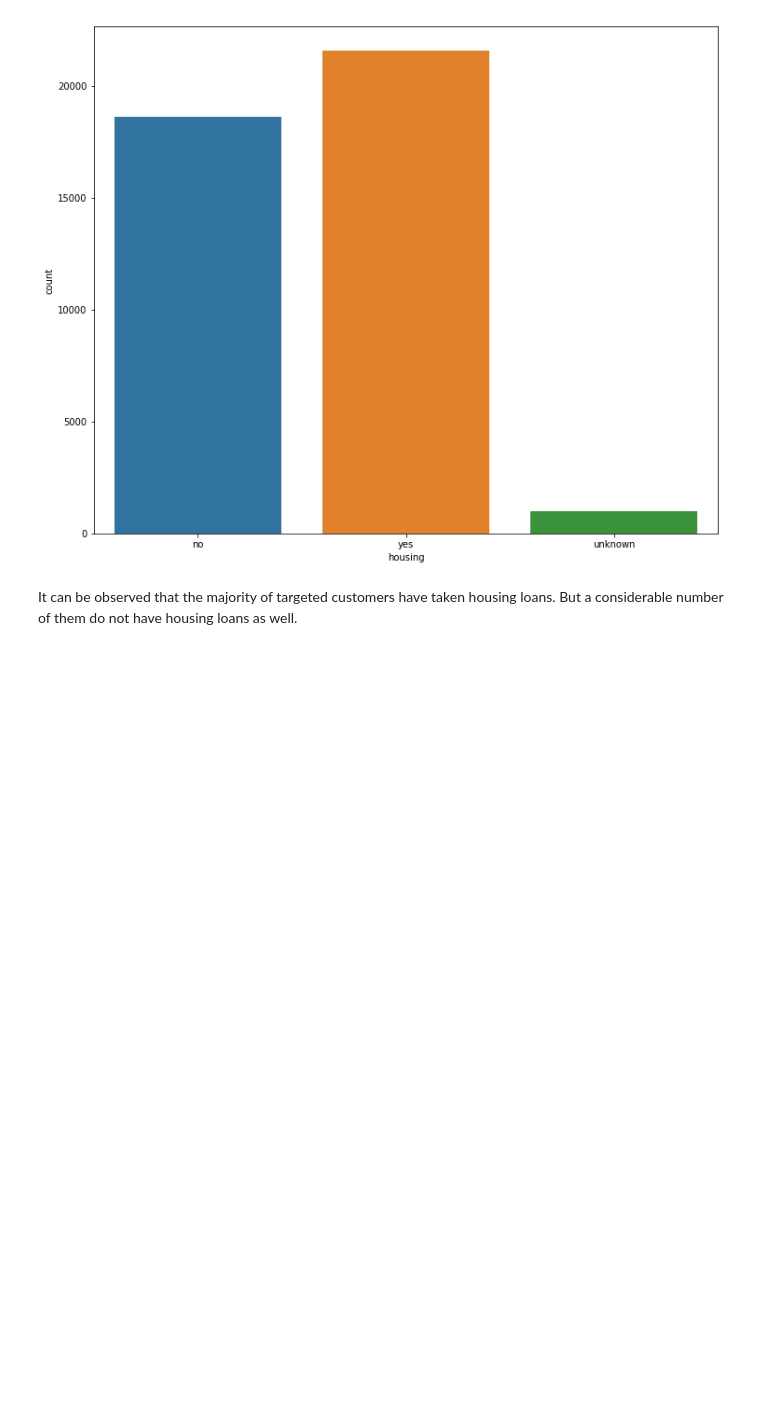
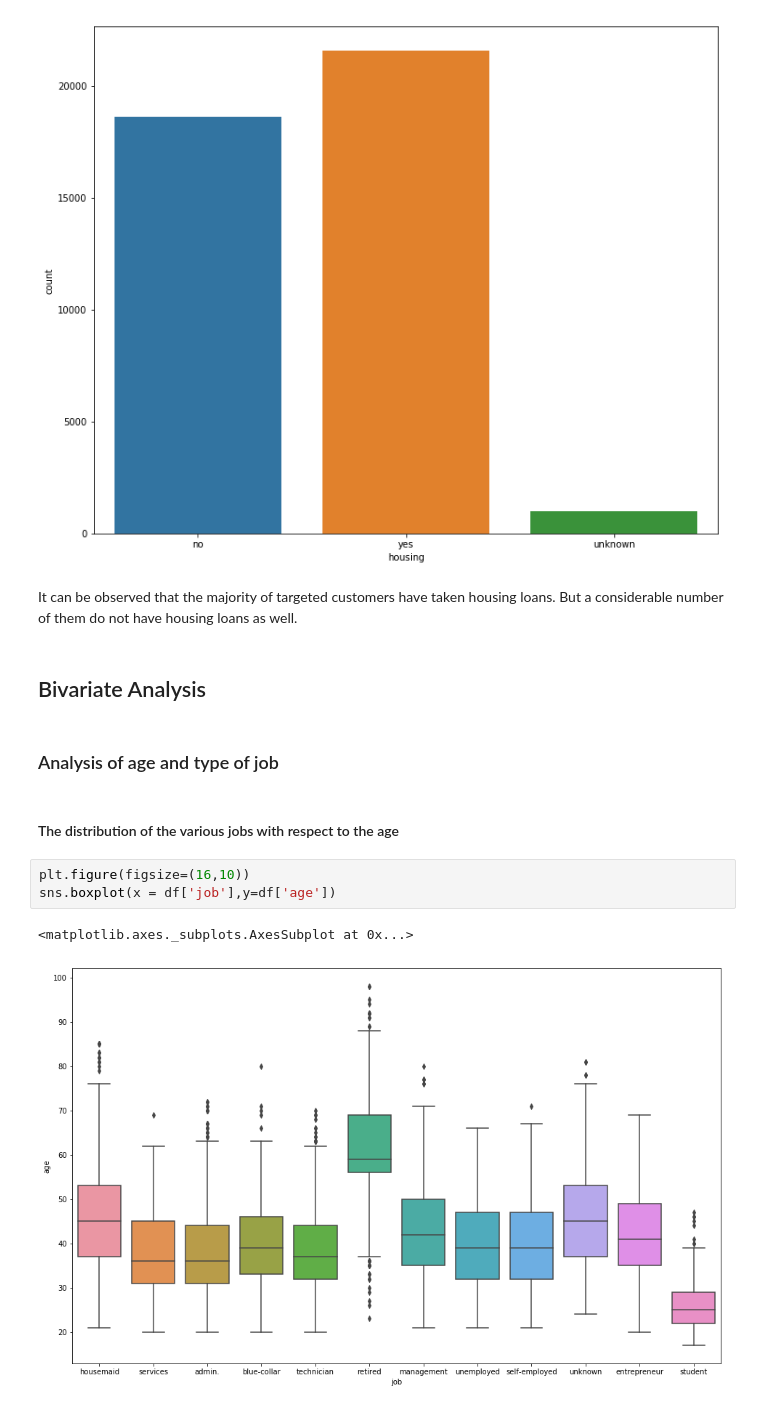
Before and after one commit to Vishal-Mani/Bank-Marketing-Exploratory-Data-Analysis., a Jupyter notebook: Bank_marketing_analysis.ipynb, the cells around one changed output. Cells and saved outputs as stored; diff of their text form; blank space fills up the shorter version.

```diff
--- a/Bank_marketing_analysis.ipynb
+++ b/Bank_marketing_analysis.ipynb
@@ -298,3 +298,15 @@ sns.countplot(df.housing)
 [figure]
 # %% [markdown]
 It can be observed that the majority of targeted customers have taken housing loans. But a considerable number of them do not have housing loans as well.
+# %% [markdown]
+## Bivariate Analysis
+# %% [markdown]
+### Analysis of age and type of job
+# %% [markdown]
+#### The distribution of the various jobs with respect to the age
+# %%
+plt.figure(figsize=(16,10))
+sns.boxplot(x = df['job'],y=df['age'])
+# %% [output]
+<matplotlib.axes._subplots.AxesSubplot at 0x...>
+[figure, added]
```
Also changed, not shown: parts of 9 cells of this notebook.
